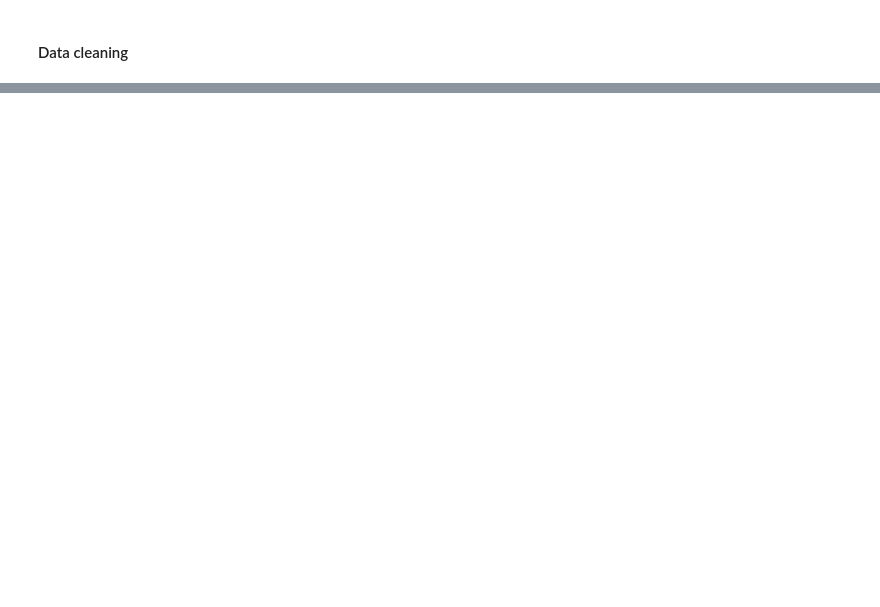
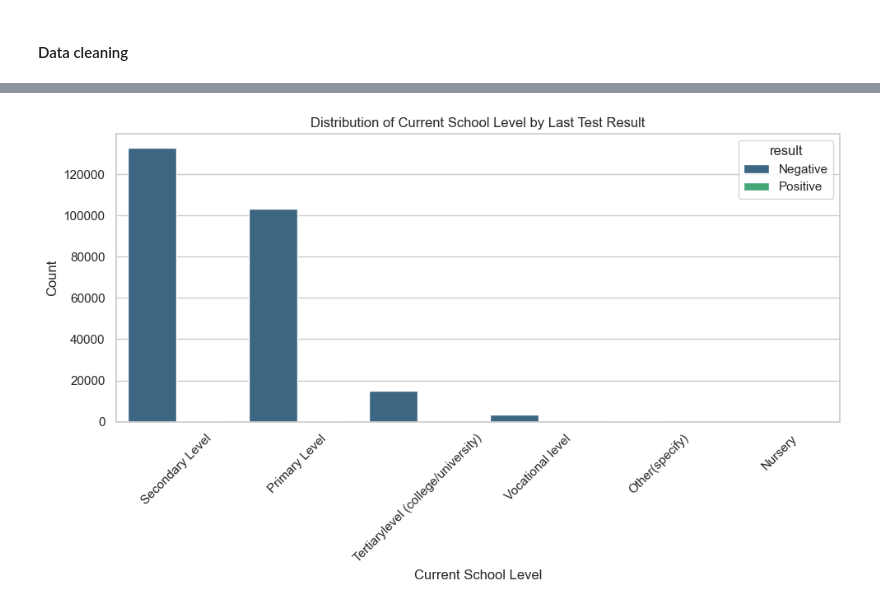
Before and after one commit to RichieRicky/DSF-PT08P5-GROUP5_CAPSTONE-PROJECT, a Jupyter notebook: CHARLES_OTWORI.ipynb, the cells around one changed output, grey strips where cells are left out. Drawn from its saved outputs; the diff is of its cells as text; code cells hidden in the pictures; blank space fills up the shorter version.

```diff
--- a/CHARLES_OTWORI.ipynb
+++ b/CHARLES_OTWORI.ipynb
@@ -382,0 +456,13 @@ Name: count, dtype: int64
+# %%
+#Countplot for another categorical variable (e.g., current_school_level) split by Last Test Result
+if 'current_school_level' in AGYW_prev_data.columns:
+    plt.figure(figsize=(10, 6))
+    sns.countplot(data= AGYW_prev_data, x='current_school_level', hue='result', palette='viridis')
+    plt.title("Distribution of Current School Level by Last Test Result")
+    plt.xlabel("Current School Level")
+    plt.ylabel("Count")
+    plt.xticks(rotation=45)
+    plt.tight_layout()
+    plt.show()
+# %% [output]
+[figure, added]
```
Also changed, not shown: parts of 50 cells of this notebook.
